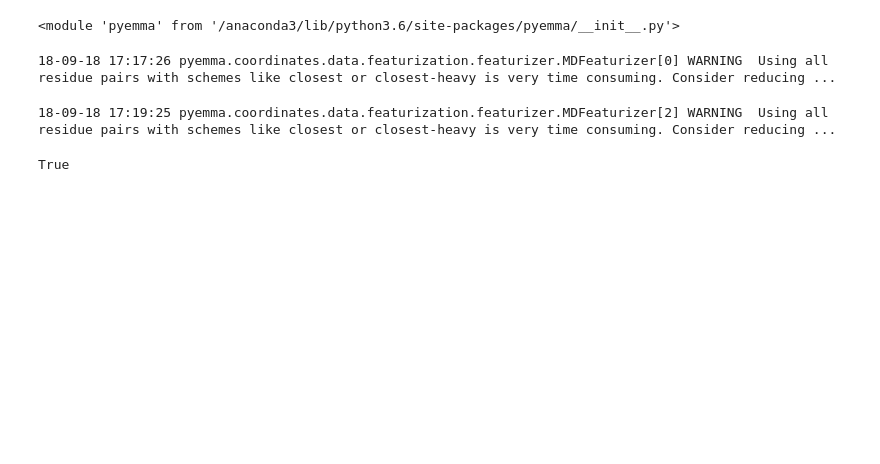
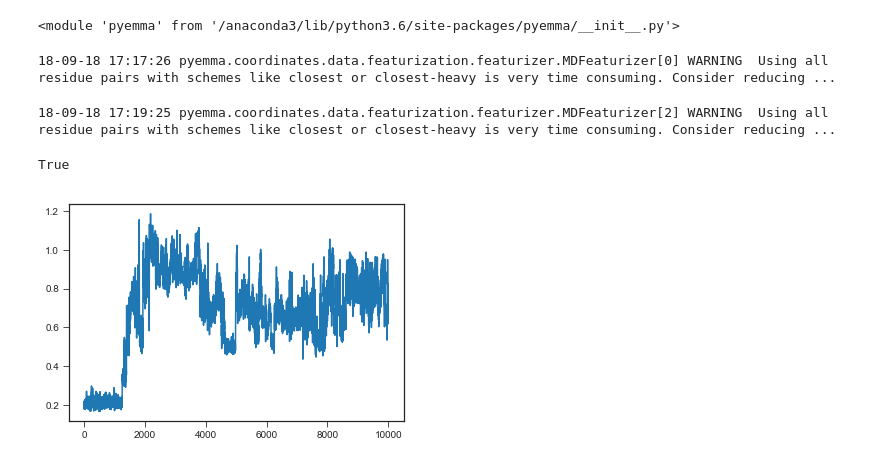
Before and after one commit to choderalab/msm-mfpt, a Jupyter notebook: vamp_scoring/automatic_eigenvalue/ntl9/ntl9_top_model.ipynb, the cells around one changed output. Drawn from its saved outputs; the diff is of its cells as text; code cells hidden in the pictures; blank space fills up the shorter version.

```diff
--- a/vamp_scoring/automatic_eigenvalue/ntl9/ntl9_top_model.ipynb
+++ b/vamp_scoring/automatic_eigenvalue/ntl9/ntl9_top_model.ipynb
@@ -854,2 +845,0 @@ old.save('NTL9_mdtrajtop.pdb')
-# %%
-old2 = md.load('NTL9_mdtrajtop.pdb')
@@ -906,0 +889,12 @@ True
+# %%
+folded = md.load('NTL9-3-protein-025_frame0.pdb')
+# %%
+traj0 = md.load('NTL9-0-protein-025.dcd', top='NTL9.pdb')
+# %%
+rmsd = md.rmsd(traj0, folded)
+
+plt.figure()
+plt.plot(rmsd)
+plt.show()
+# %% [output]
+[figure, added]
```
Also changed, not shown: parts of 43 cells of this notebook, 7 other files.
